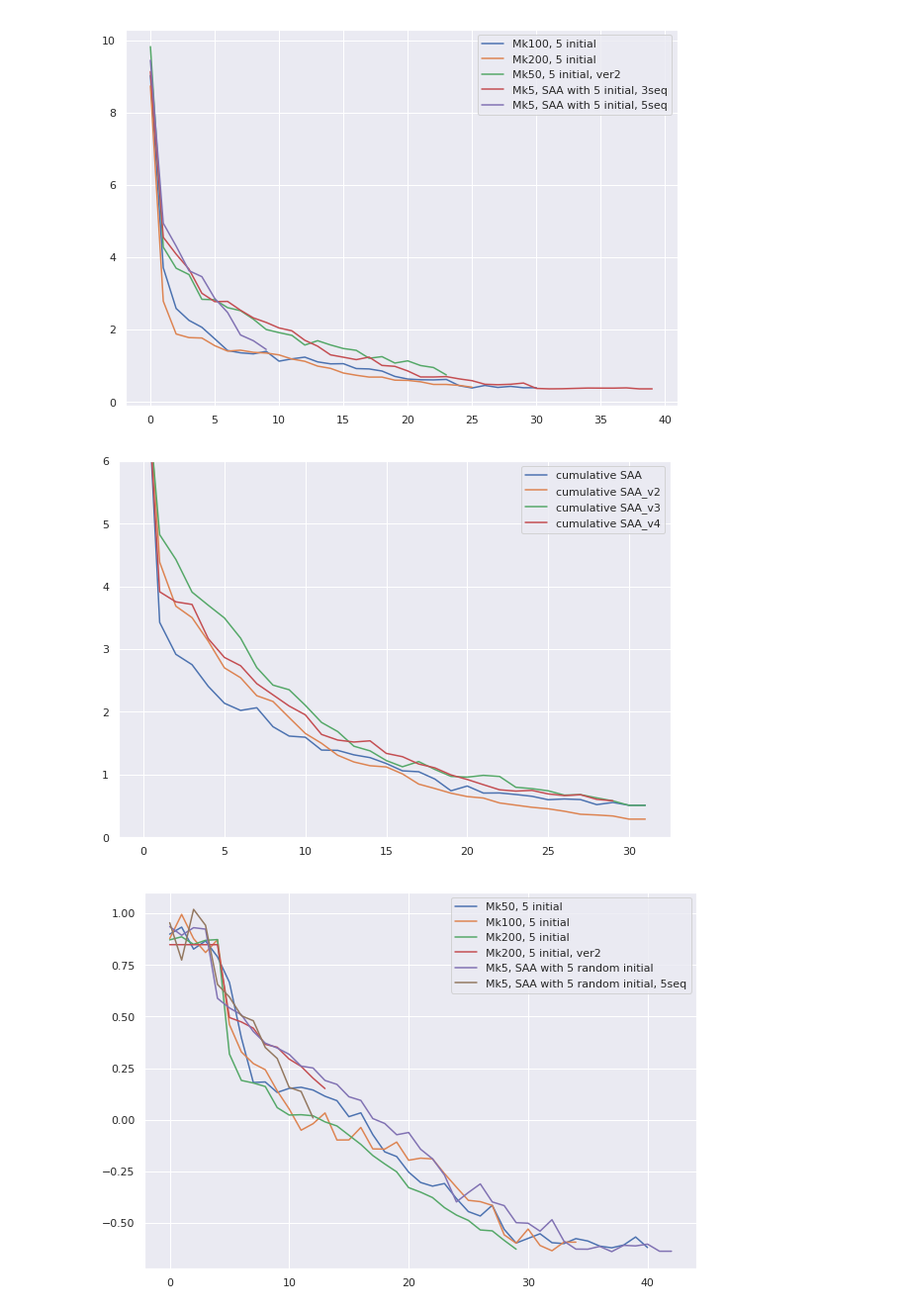
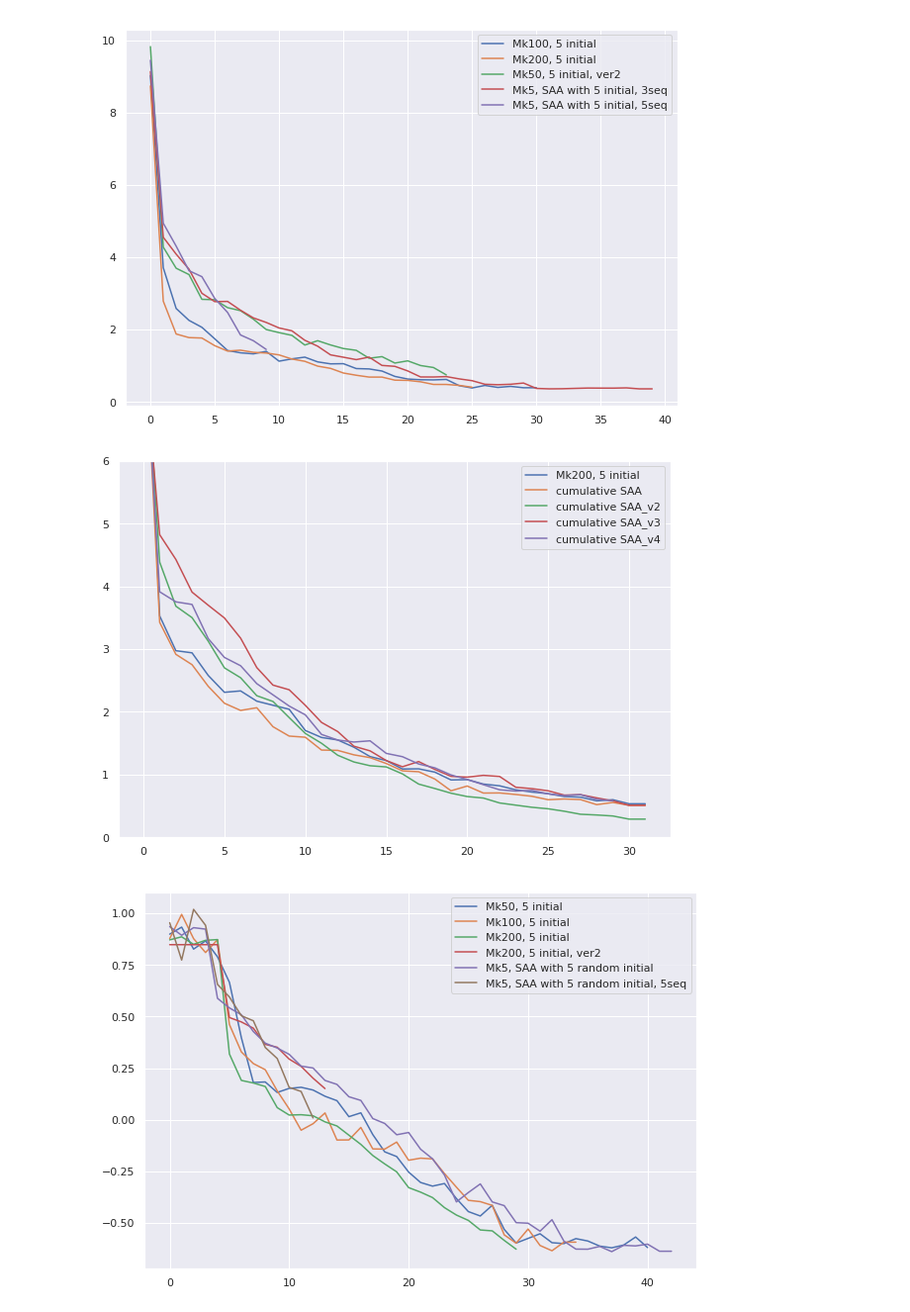
Before and after one commit to kkh8676/opt_functions, a Jupyter notebook: levy_Mk_Mj_SAA.ipynb, the cells around one changed output. Shown at 99% size. Drawn from its saved outputs; the diff is of its cells as text; code cells hidden in the pictures.

```diff
--- a/levy_Mk_Mj_SAA.ipynb
+++ b/levy_Mk_Mj_SAA.ipynb
@@ -459,19 +459,19 @@ plt.show()
 # %%
 plt.figure(figsize=(10,7))
 #plt.plot(avg_sugg_obj_initial5_Mk10_Mj1_v2[3:], label="Mk10, 5 initial")
 #plt.plot(avg_sugg_obj_initial5_Mk50_Mj1_v2[3:], label="Mk50, 5 initial")
-#plt.plot(avg_sugg_obj_initial5_Mk200_Mj1_v3[3:], label="Mk200, 5 initial")
+plt.plot(avg_sugg_obj_initial5_Mk200_Mj1_v3[3:], label="Mk200, 5 initial")
 #plt.plot(avg_sugg_obj_saa_N5_seq5[3:],label="heuristic SAA")
 #plt.plot(avg_sugg_obj_saa_origin[3:], label="original SAA")
 plt.plot(avg_sugg_obj_saa_cumulative[3:], label="cumulative SAA")
 plt.plot(avg_sugg_obj_saa_cumulative_2[3:], label="cumulative SAA_v2")
 plt.plot(avg_sugg_obj_saa_cumulative_3[3:], label="cumulative SAA_v3")
 plt.plot(avg_sugg_obj_saa_cumulative_4[3:], label="cumulative SAA_v4")
 plt.ylim(ymin=0, ymax=6)
 plt.legend()
 plt.show()
 # %% [output]
-[figure, old version]
+[figure, new version]
 # %%
 plt.figure(figsize=(10,7))
 #plt.plot(irs_Mk200_Mj_avg, label='Mk200, Mj1, No initial')
```
